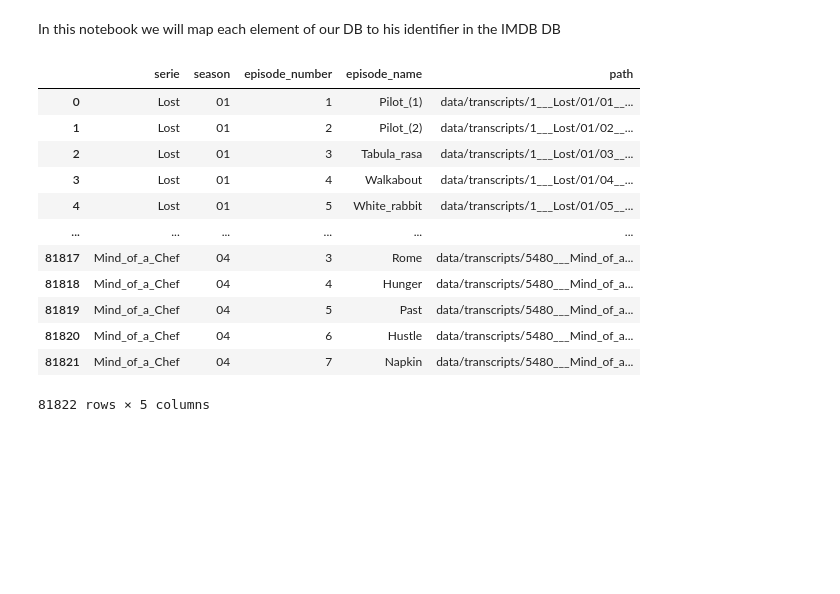
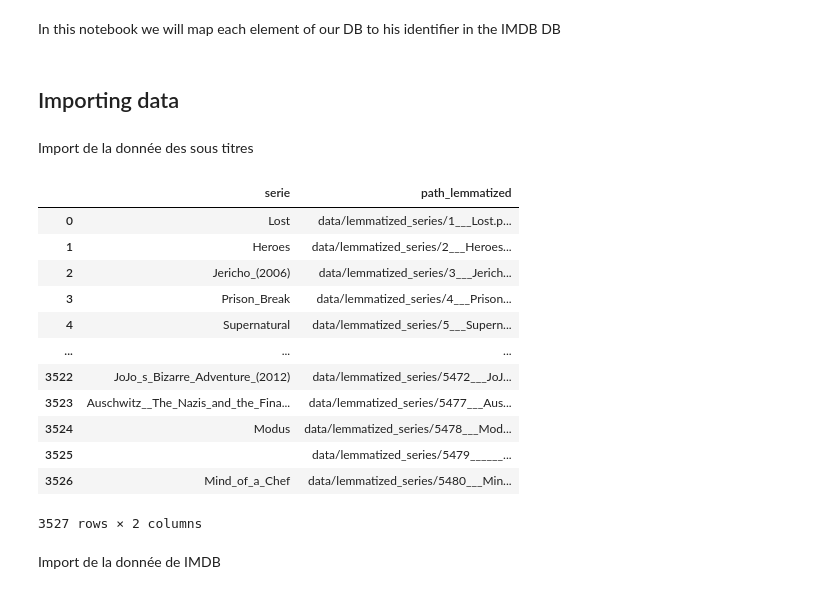
Before and after one commit to baptisteauduge/movies-recommendation-and-subtitles-analysis, a Jupyter notebook: data_mapping_imdb.ipynb, the cells around one changed output. Drawn from its saved outputs; the diff is of its cells as text; code cells hidden in the pictures; blank space fills up the shorter version.

```diff
--- a/data_mapping_imdb.ipynb
+++ b/data_mapping_imdb.ipynb
@@ -15,17 +27,24 @@ set_defaults(
+# %% [markdown]
+## Importing data
+# %% [markdown]
+Import de la donnée des sous titres
 # %%
-df_paths_episodes = import_data.get_df_paths_episodes()
-df_paths_episodes
+with open("data/pickle/df_paths_series.pickle", 'rb') as file:
+      df_paths_series = pickle.load(file)
+df_paths_series
 # %% [output]
-|  | serie | season | episode_number | episode_name | path |
-| 0 | Lost | 01 | 1 | Pilot_(1) | data/transcripts/1___Lost/01/01__... |
-| 1 | Lost | 01 | 2 | Pilot_(2) | data/transcripts/1___Lost/01/02__... |
-| 2 | Lost | 01 | 3 | Tabula_rasa | data/transcripts/1___Lost/01/03__... |
-| 3 | Lost | 01 | 4 | Walkabout | data/transcripts/1___Lost/01/04__... |
-| 4 | Lost | 01 | 5 | White_rabbit | data/transcripts/1___Lost/01/05__... |
-| ... | ... | ... | ... | ... | ... |
-| 81817 | Mind_of_a_Chef | 04 | 3 | Rome | data/transcripts/5480___Mind_of_a... |
-| 81818 | Mind_of_a_Chef | 04 | 4 | Hunger | data/transcripts/5480___Mind_of_a... |
-| 81819 | Mind_of_a_Chef | 04 | 5 | Past | data/transcripts/5480___Mind_of_a... |
-| 81820 | Mind_of_a_Chef | 04 | 6 | Hustle | data/transcripts/5480___Mind_of_a... |
-| 81821 | Mind_of_a_Chef | 04 | 7 | Napkin | data/transcripts/5480___Mind_of_a... |
+|  | serie | path_lemmatized |
+| 0 | Lost | data/lemmatized_series/1___Lost.p... |
+| 1 | Heroes | data/lemmatized_series/2___Heroes... |
+| 2 | Jericho_(2006) | data/lemmatized_series/3___Jerich... |
+| 3 | Prison_Break | data/lemmatized_series/4___Prison... |
+| 4 | Supernatural | data/lemmatized_series/5___Supern... |
+| ... | ... | ... |
+| 3522 | JoJo_s_Bizarre_Adventure_(2012) | data/lemmatized_series/5472___JoJ... |
+| 3523 | Auschwitz__The_Nazis_and_the_Fina... | data/lemmatized_series/5477___Aus... |
+| 3524 | Modus | data/lemmatized_series/5478___Mod... |
+| 3525 |  | data/lemmatized_series/5479______... |
+| 3526 | Mind_of_a_Chef | data/lemmatized_series/5480___Min... |
-81822 rows × 5 columns
+3527 rows × 2 columns
+# %% [markdown]
+Import de la donnée de IMDB
```
Also changed, not shown: parts of 32 cells of this notebook, 2 other files.
